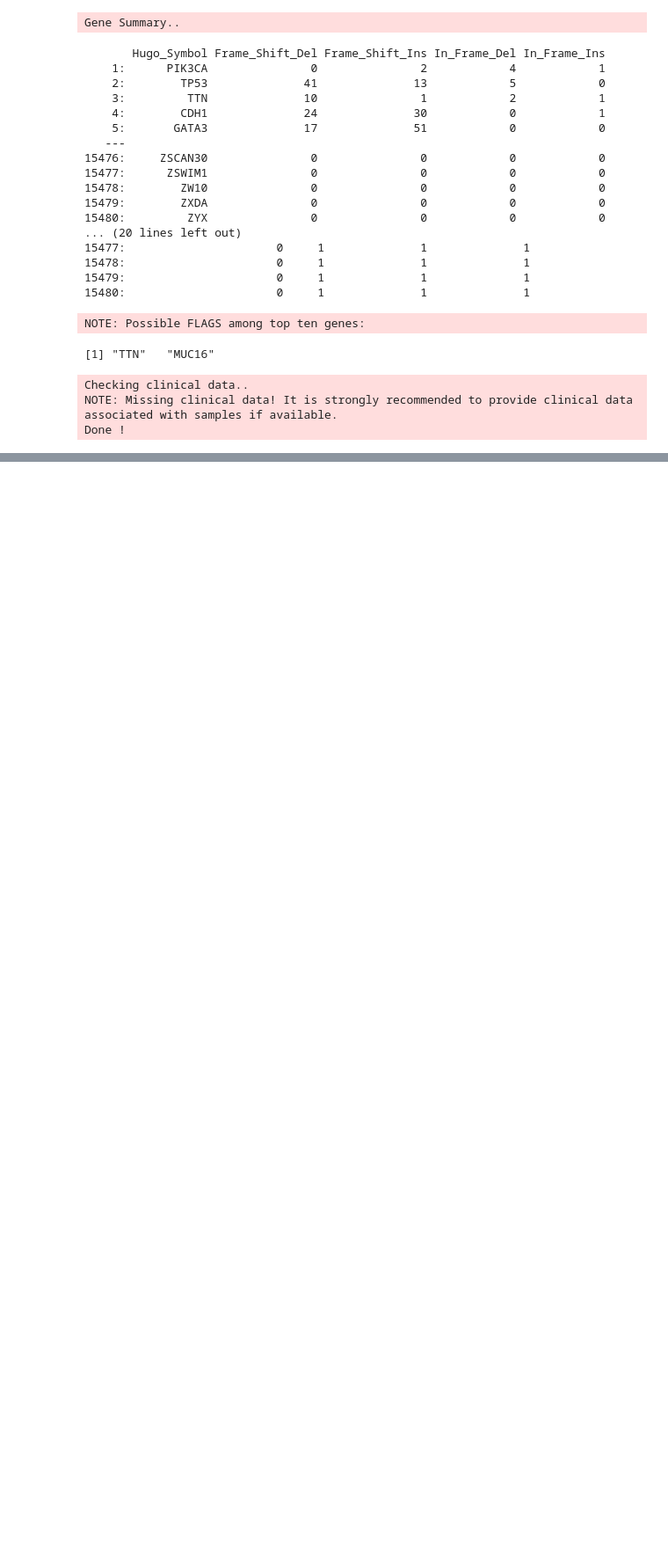
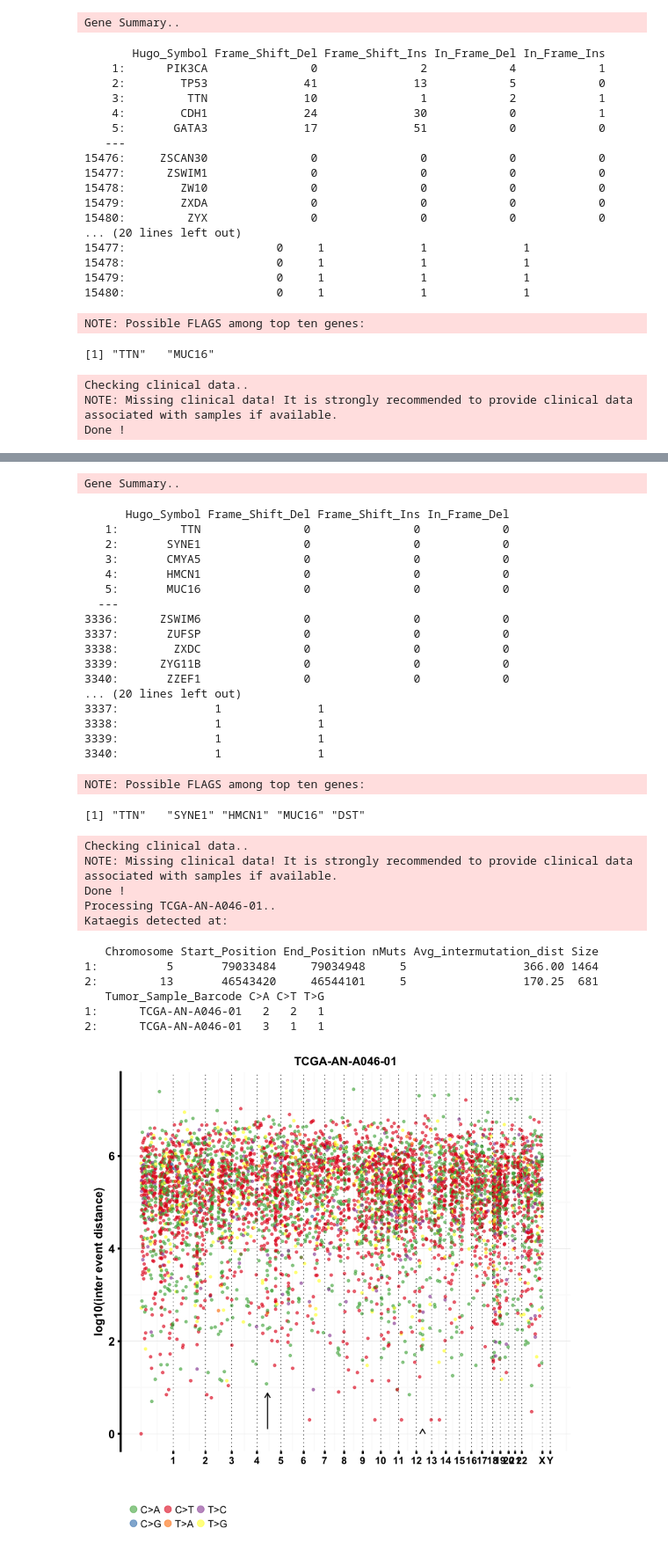
Before and after one commit to cobrbra/ccg, a Jupyter notebook: TMB_Calculator.ipynb, the cells around one changed output, grey strips where cells are left out. Shown at 88% size. Saved outputs shown, nothing was run; the diff lists cells and outputs as text; code cells hidden in the pictures; blank space fills up the shorter version.

```diff
--- a/TMB_Calculator.ipynb
+++ b/TMB_Calculator.ipynb
@@ -419,5 +419,7 @@ NOTE: Missing clinical data! It is strongly recommended to provide clinical data
 Done !
 # %%
 new_data %>%
-    subsetMaf(tsb = "TCGA-AN-A046-01")
+    subsetMaf(tsb = "TCGA-AN-A046-01") %>%
+    read.maf() %>%
+    rainfallPlot(detectChangePoints = TRUE)
 # %% [output]
@@ -440,0 +451,32 @@ new_data %>%
+Gene Summary..
+      Hugo_Symbol Frame_Shift_Del Frame_Shift_Ins In_Frame_Del
+   1:         TTN               0               0            0
+   2:       SYNE1               0               0            0
+   3:       CMYA5               0               0            0
+   4:       HMCN1               0               0            0
+   5:       MUC16               0               0            0
+  ---
+3336:      ZSWIM6               0               0            0
+3337:       ZUFSP               0               0            0
+3338:        ZXDC               0               0            0
+3339:      ZYG11B               0               0            0
+3340:       ZZEF1               0               0            0
+... (20 lines left out)
+3337:              1              1
+3338:              1              1
+3339:              1              1
+3340:              1              1
+NOTE: Possible FLAGS among top ten genes:
+[1] "TTN"   "SYNE1" "HMCN1" "MUC16" "DST"
+Checking clinical data..
+NOTE: Missing clinical data! It is strongly recommended to provide clinical data associated with samples if available.
+Done !
+Processing TCGA-AN-A046-01..
+Kataegis detected at:
+   Chromosome Start_Position End_Position nMuts Avg_intermutation_dist Size
+1:          5       79033484     79034948     5                 366.00 1464
+2:         13       46543420     46544101     5                 170.25  681
+   Tumor_Sample_Barcode C>A C>T T>G
+1:      TCGA-AN-A046-01   2   2   1
+2:      TCGA-AN-A046-01   3   1   1
+[figure, added]
```
Also changed, not shown: parts of 1 cell of this notebook, 2 other files.
